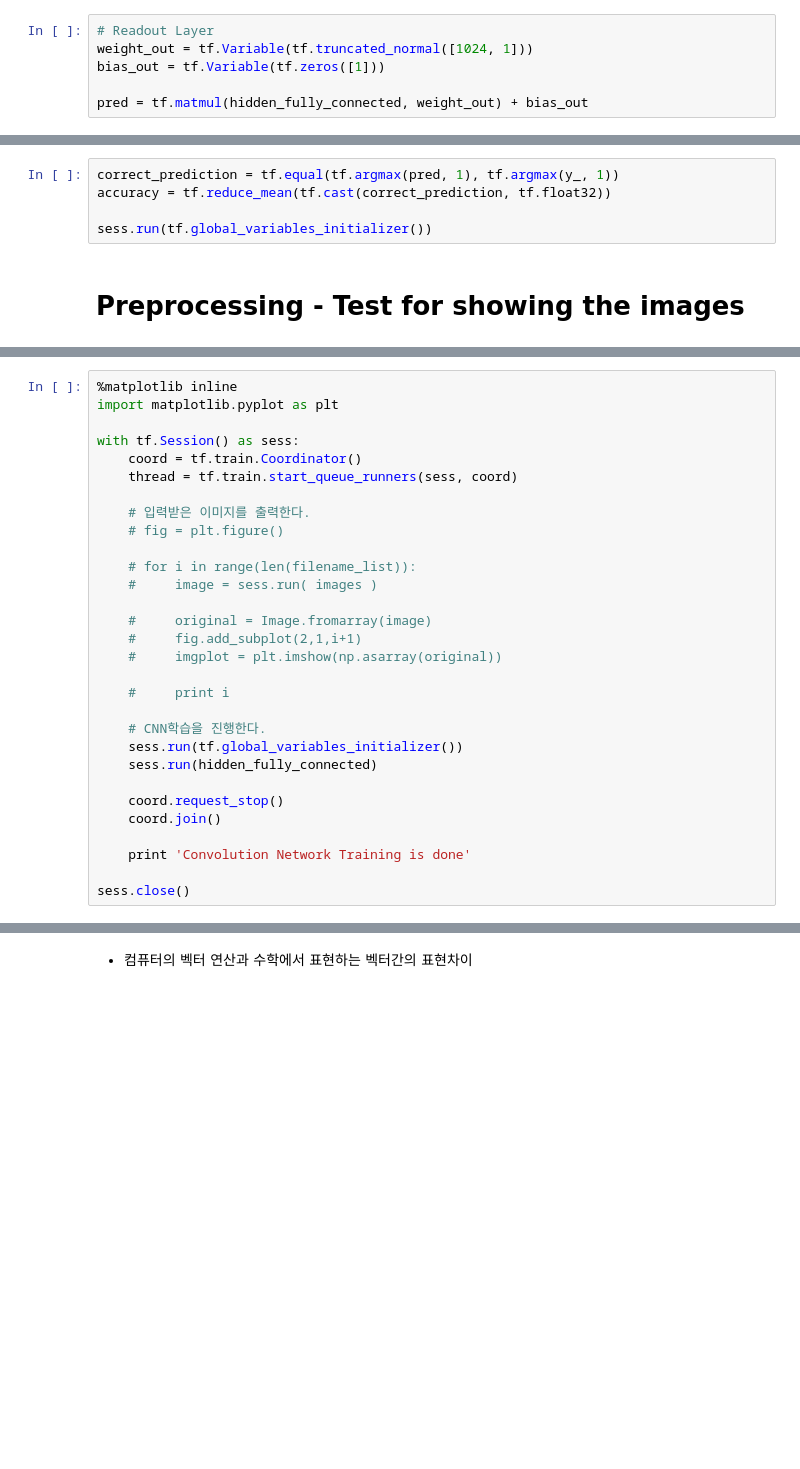
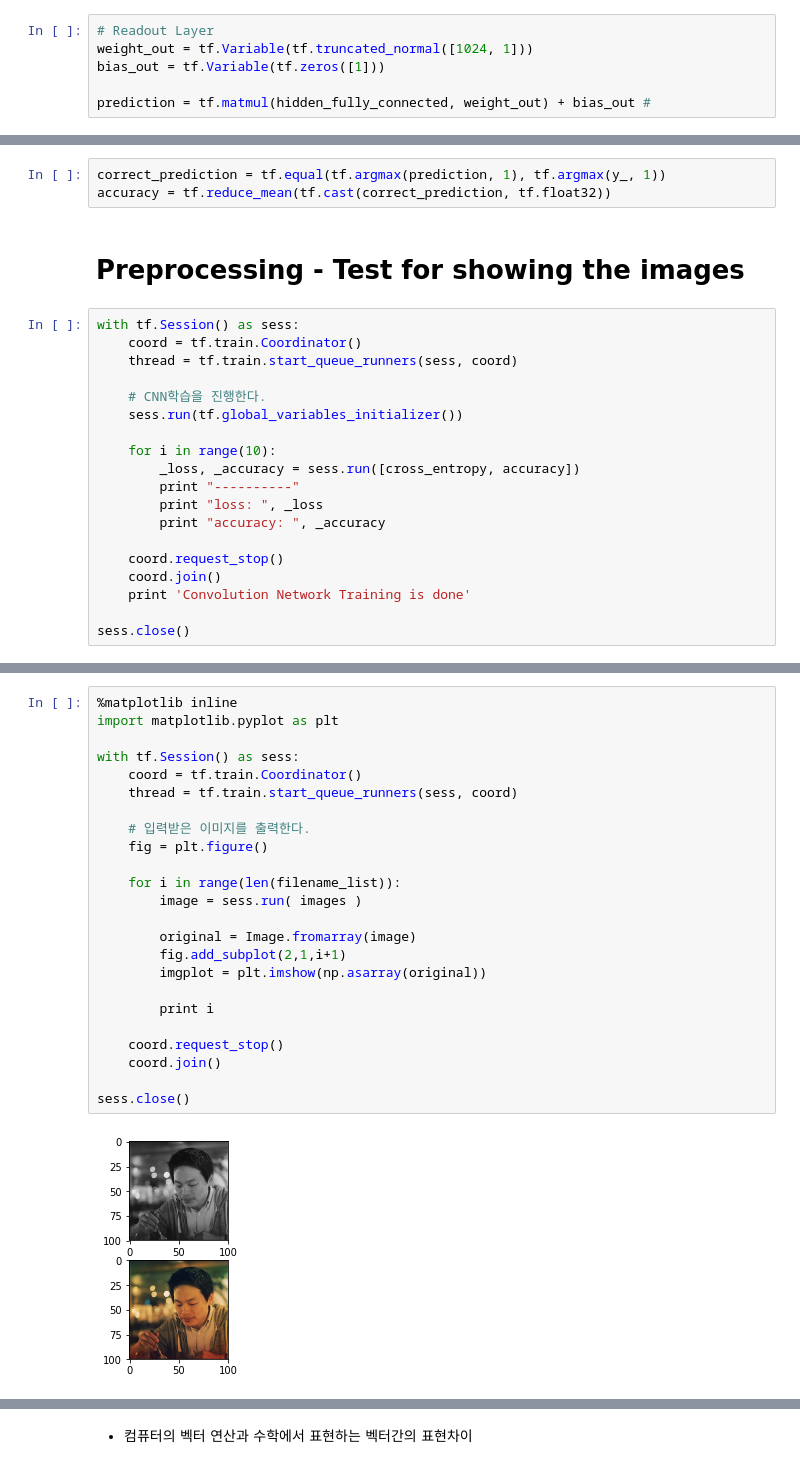
Before and after one commit to ibunny01/MLND, a Jupyter notebook: MLND-Sandbox/TensorFlow/TensorFlow-Convolution-Neural-Network-Practice.ipynb, the cells around one changed output, grey strips where cells are left out. Drawn from its saved outputs; the diff is of its cells as text; blank space fills up the shorter version.

Commit message:
chore: Has built convolutional neural networks
- This is a simple implementation. Just a kind of practice

```diff
--- a/MLND-Sandbox/TensorFlow/TensorFlow-Convolution-Neural-Network-Practice.ipynb
+++ b/MLND-Sandbox/TensorFlow/TensorFlow-Convolution-Neural-Network-Practice.ipynb
@@ -83,5 +99,5 @@ hidden_fully_connected = tf.nn.relu(tf.matmul(hidden_pool2_flat, weight_fully_co
 weight_out = tf.Variable(tf.truncated_normal([1024, 1]))
 bias_out = tf.Variable(tf.zeros([1]))
 
-pred = tf.matmul(hidden_fully_connected, weight_out) + bias_out
+prediction = tf.matmul(hidden_fully_connected, weight_out) + bias_out #
 # %%
@@ -90,8 +106,25 @@ cross_entropy = tf.reduce_mean( tf.nn.softmax_cross_entropy_with_logits( labels=
 train_step = tf.train.AdamOptimizer(1e-4).minimize(cross_entropy)
 # %%
-correct_prediction = tf.equal(tf.argmax(pred, 1), tf.argmax(y_, 1))
+correct_prediction = tf.equal(tf.argmax(prediction, 1), tf.argmax(y_, 1))
 accuracy = tf.reduce_mean(tf.cast(correct_prediction, tf.float32))
-
-sess.run(tf.global_variables_initializer())
 # %% [markdown]
 # Preprocessing - Test for showing the images
+# %%
+with tf.Session() as sess:
+    coord = tf.train.Coordinator()
+    thread = tf.train.start_queue_runners(sess, coord)
+
+    # CNN학습을 진행한다.
+    sess.run(tf.global_variables_initializer())
+
+    for i in range(10):
+        _loss, _accuracy = sess.run([cross_entropy, accuracy])
+        print "----------"
+        print "loss: ", _loss
+        print "accuracy: ", _accuracy
+
+    coord.request_stop()
+    coord.join()
+    print 'Convolution Network Training is done'
+
+sess.close()
@@ -98,30 +149,26 @@ sess.run(tf.global_variables_initializer())
 # %%
 %matplotlib inline
 import matplotlib.pyplot as plt
 
 with tf.Session() as sess:
     coord = tf.train.Coordinator()
     thread = tf.train.start_queue_runners(sess, coord)
 
     # 입력받은 이미지를 출력한다.
-    # fig = plt.figure()
+    fig = plt.figure()
 
-    # for i in range(len(filename_list)):
-    #     image = sess.run( images )
+    for i in range(len(filename_list)):
+        image = sess.run( images )
 
-    #     original = Image.fromarray(image)
-    #     fig.add_subplot(2,1,i+1)
-    #     imgplot = plt.imshow(np.asarray(original))
+        original = Image.fromarray(image)
+        fig.add_subplot(2,1,i+1)
+        imgplot = plt.imshow(np.asarray(original))
 
-    #     print i
-
-    # CNN학습을 진행한다.
-    sess.run(tf.global_variables_initializer())
-    sess.run(hidden_fully_connected)
+        print i
 
     coord.request_stop()
     coord.join()
 
-    print 'Convolution Network Training is done'
-
 sess.close()
+# %% [output]
+[figure, added]
```
Also changed, not shown: parts of 13 cells of this notebook, 16 other files.
